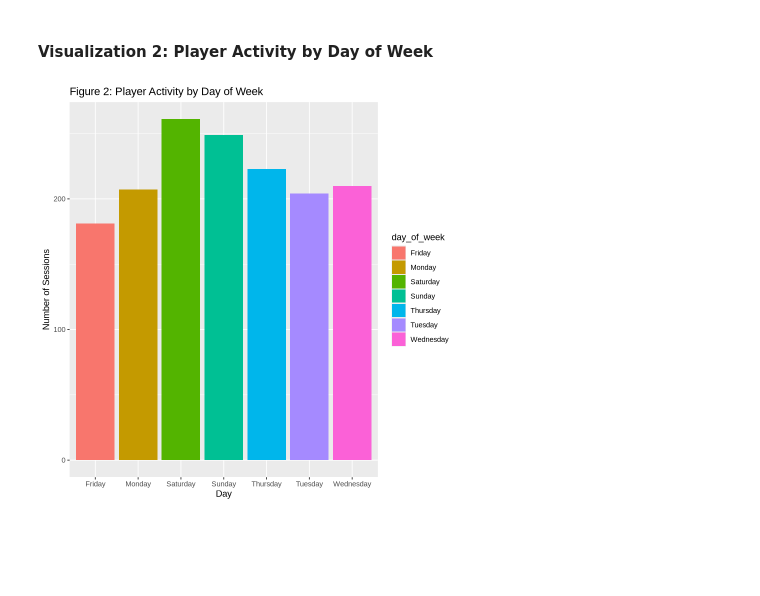
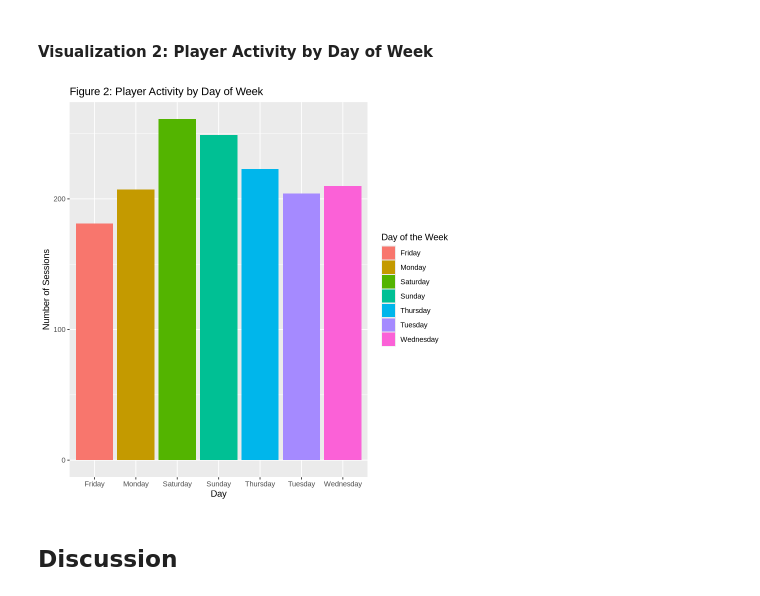
Before and after one commit to anderpudding/dsci-project-005-16, a Jupyter notebook: dcsi-project.ipynb, the cells around one changed output. Saved outputs shown, nothing was run; the diff lists cells and outputs as text; code cells hidden in the pictures; blank space fills up the shorter version.

Commit message:
added discussion

```diff
--- a/dcsi-project.ipynb
+++ b/dcsi-project.ipynb
@@ -71,10 +81,12 @@ ggplot(hourly_counts, aes(x = hour, y = player_count)) +
 # %%
 daily_counts <- sessions |>
     group_by(day_of_week) |>
     summarise(player_count = n())
 
 ggplot(daily_counts, aes(x = day_of_week, y = player_count, fill = day_of_week)) +
     geom_bar(stat = "identity") +
-    labs(title = "Figure 2: Player Activity by Day of Week", x = "Day", y = "Number of Sessions")
+    labs(title = "Figure 2: Player Activity by Day of Week", x = "Day", y = "Number of Sessions", fill = "Day of the Week")
 # %% [output]
-[figure, old version]
+[figure, new version]
+# %% [markdown]
+## Discussion
```
Also changed, not shown: parts of 3 cells of this notebook.
